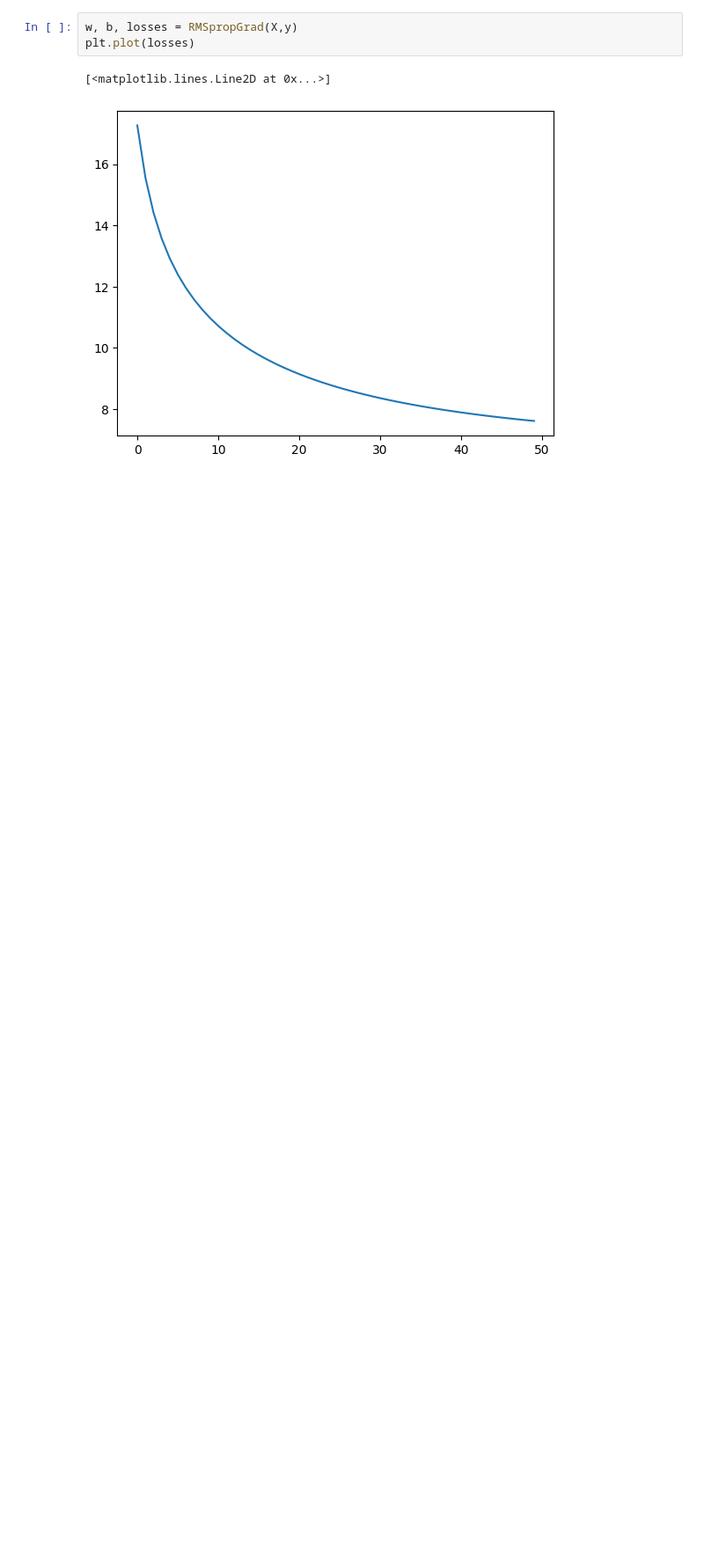
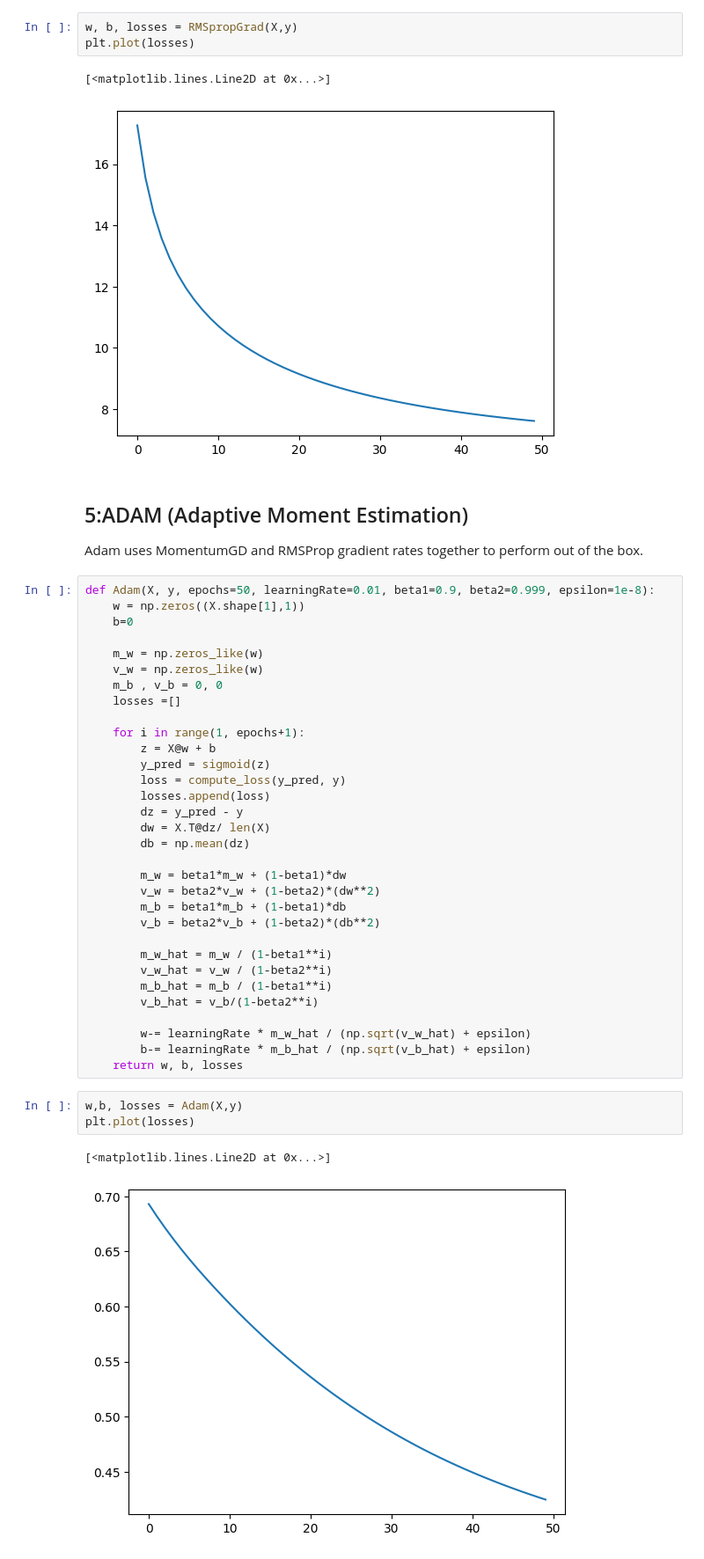
Before and after one commit to nitinchaube/AI_DSA, a Jupyter notebook: Optimization/optimization.ipynb, the cells around one changed output. Shown: that part at 88% size. Saved outputs shown, nothing was run; the diff lists cells and outputs as text; blank space fills up the shorter version.

Commit message:
Adam added under optimizer

```diff
--- a/Optimization/optimization.ipynb
+++ b/Optimization/optimization.ipynb
@@ -227,3 +227,44 @@ plt.plot(losses)
 # %% [output]
 [<matplotlib.lines.Line2D at 0x...>]
 [figure]
+# %% [markdown]
+## 5:ADAM (Adaptive Moment Estimation) <br>
+Adam uses MomentumGD and RMSProp gradient rates together to perform out of the box. <br>
+# %%
+def Adam(X, y, epochs=50, learningRate=0.01, beta1=0.9, beta2=0.999, epsilon=1e-8):
+    w = np.zeros((X.shape[1],1))
+    b=0
+
+    m_w = np.zeros_like(w)
+    v_w = np.zeros_like(w)
+    m_b , v_b = 0, 0
+    losses =[]
+
+    for i in range(1, epochs+1):
+        z = X@w + b
+        y_pred = sigmoid(z)
+        loss = compute_loss(y_pred, y)
+        losses.append(loss)
+        dz = y_pred - y
+        dw = X.T@dz/ len(X)
+        db = np.mean(dz)
+
+        m_w = beta1*m_w + (1-beta1)*dw
+        v_w = beta2*v_w + (1-beta2)*(dw**2)
+        m_b = beta1*m_b + (1-beta1)*db
+        v_b = beta2*v_b + (1-beta2)*(db**2)
+
+        m_w_hat = m_w / (1-beta1**i)
+        v_w_hat = v_w / (1-beta2**i)
+        m_b_hat = m_b / (1-beta1**i)
+        v_b_hat = v_b/(1-beta2**i)
+
+        w-= learningRate * m_w_hat / (np.sqrt(v_w_hat) + epsilon)
+        b-= learningRate * m_b_hat / (np.sqrt(v_b_hat) + epsilon)
+    return w, b, losses
+# %%
+w,b, losses = Adam(X,y)
+plt.plot(losses)
+# %% [output]
+[<matplotlib.lines.Line2D at 0x...>]
+[figure, added]
```
